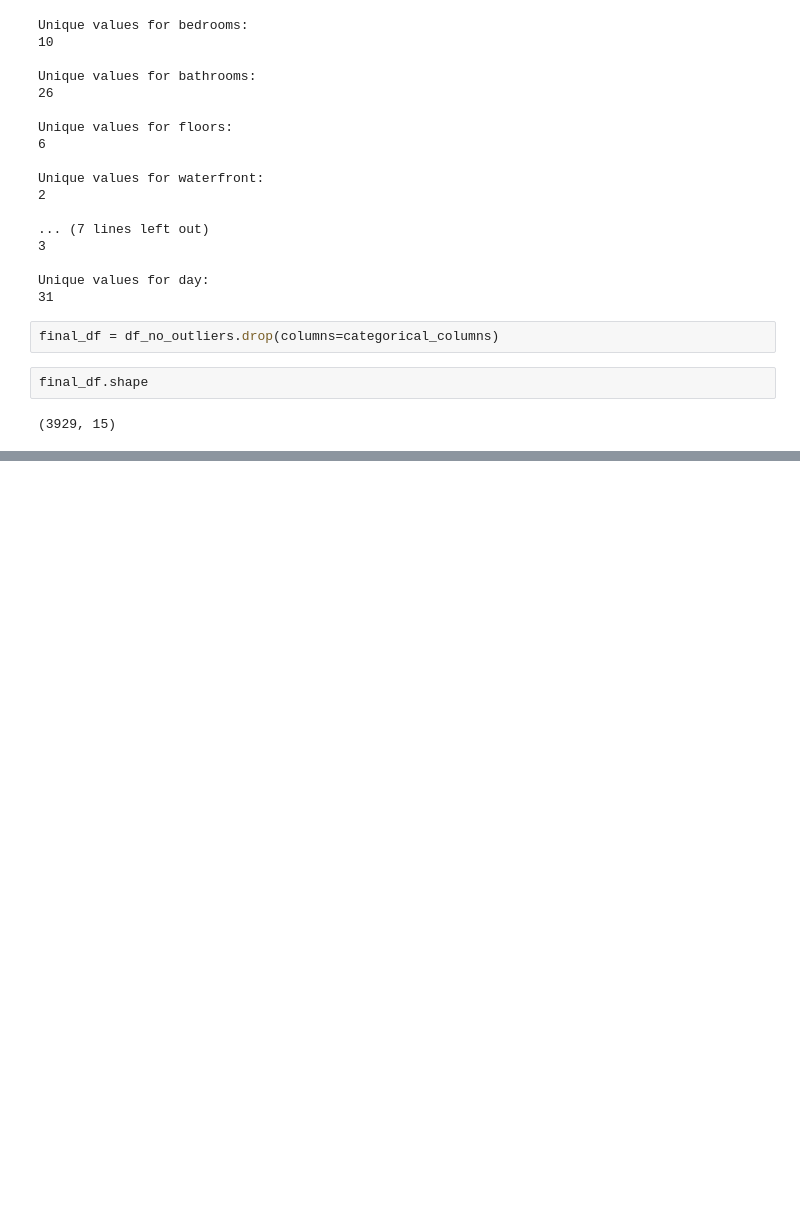
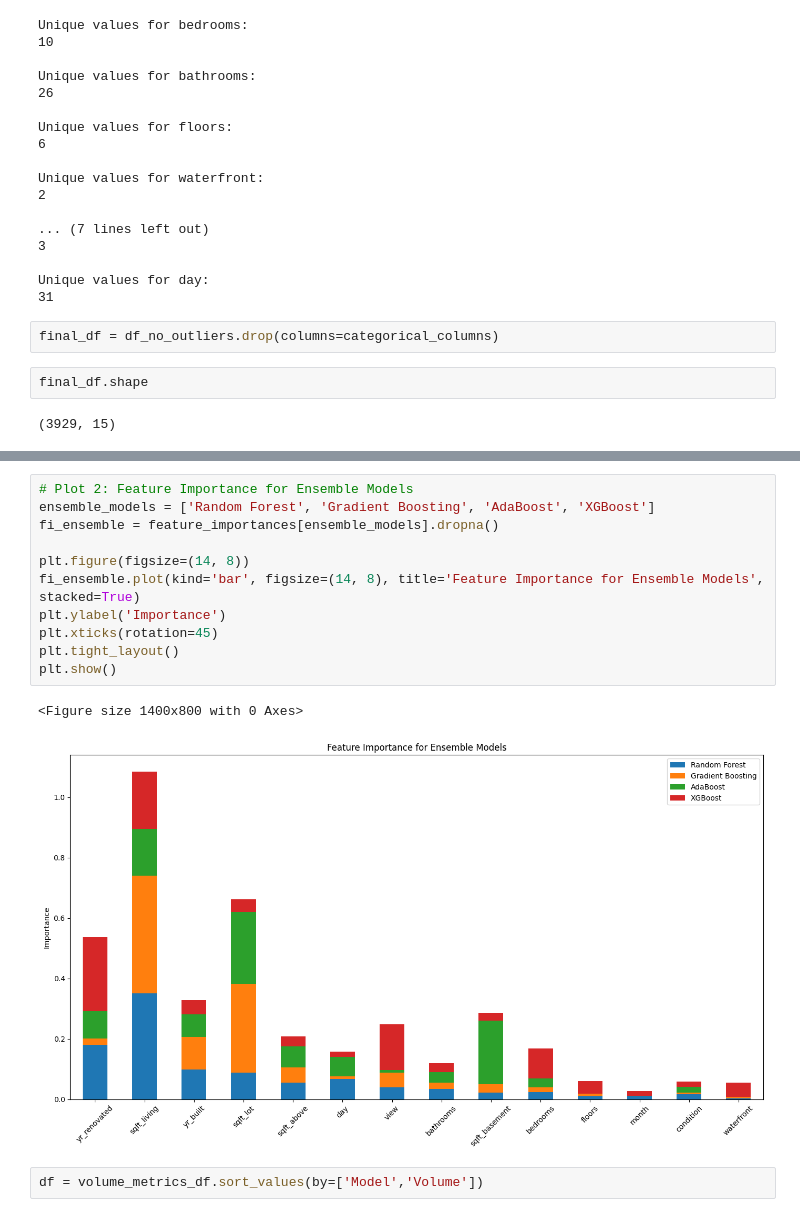
Before and after one commit to sp22adn/datascience-project, a Jupyter notebook: house.ipynb, the cells around one changed output, grey strips where cells are left out. Drawn from its saved outputs; the diff is of its cells as text; blank space fills up the shorter version.

```diff
--- a/house.ipynb
+++ b/house.ipynb
@@ -211,0 +378,16 @@ Root Mean Squared Error: 962190.08
+# %%
+# Plot 2: Feature Importance for Ensemble Models
+ensemble_models = ['Random Forest', 'Gradient Boosting', 'AdaBoost', 'XGBoost']
+fi_ensemble = feature_importances[ensemble_models].dropna()
+
+plt.figure(figsize=(14, 8))
+fi_ensemble.plot(kind='bar', figsize=(14, 8), title='Feature Importance for Ensemble Models', stacked=True)
+plt.ylabel('Importance')
+plt.xticks(rotation=45)
+plt.tight_layout()
+plt.show()
+# %% [output]
+<Figure size 1400x800 with 0 Axes>
+[figure, added]
+# %%
+df = volume_metrics_df.sort_values(by=['Model','Volume'])
```
Also changed, not shown: parts of 7 cells of this notebook, 4 other files.
